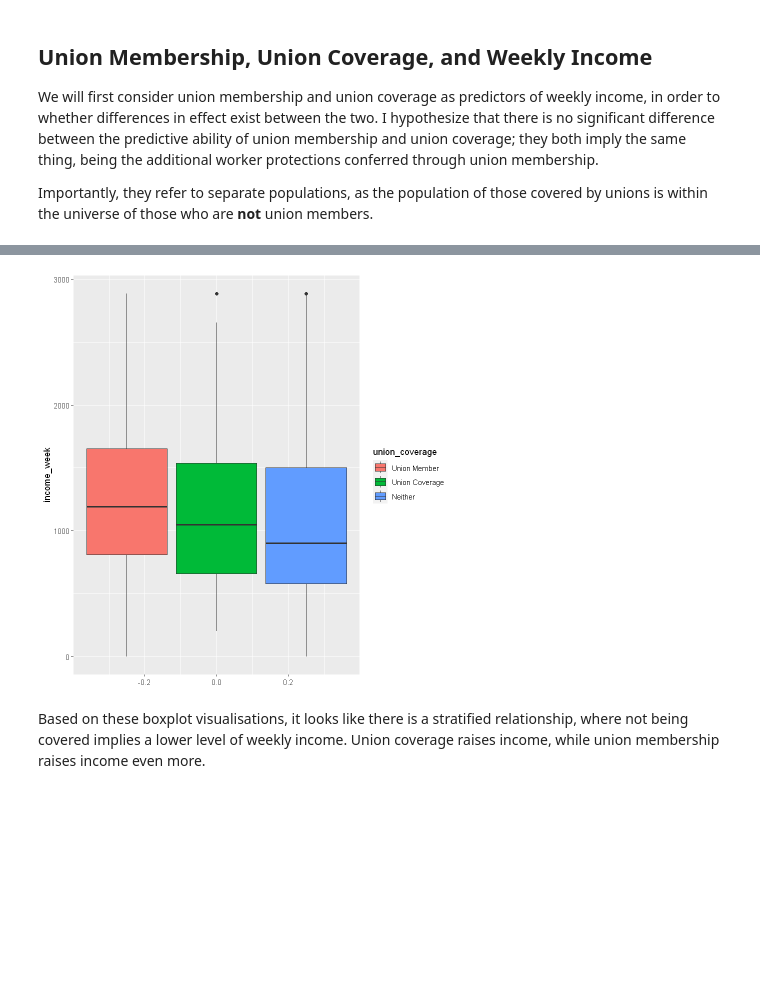
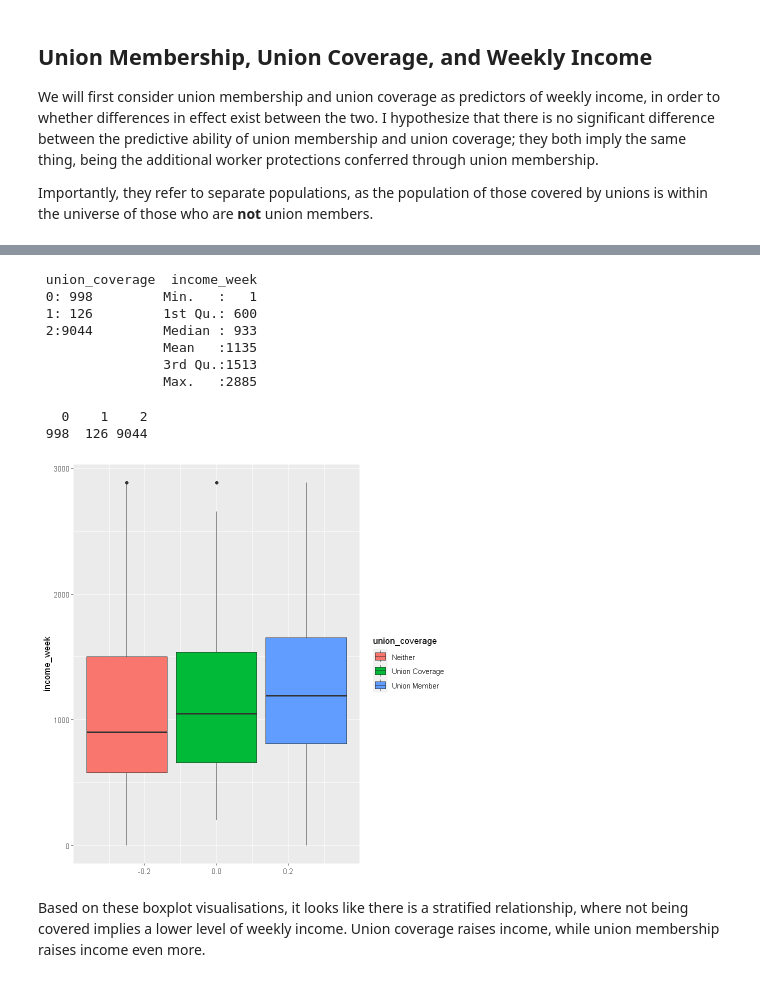
Before and after one commit to alapadat/DPSN_FinalProject_Repository, a Jupyter notebook: LAPADAT_DSPN_S23_FinalProject.ipynb, the cells around one changed output, grey strips where cells are left out. Cells and saved outputs as stored; diff of their text form; code cells hidden in the pictures; blank space fills up the shorter version.

```diff
--- a/LAPADAT_DSPN_S23_FinalProject.ipynb
+++ b/LAPADAT_DSPN_S23_FinalProject.ipynb
@@ -790,0 +794,10 @@ pp.job_qual <- pp.job_qual %>%
+# %%
+# CODING FACTORS
+dim(pp.job_qual)
+pp.job_qual_2 <- pp.job_qual
+
+col_names <- sapply(pp.job_qual_2, function(col) length(unique(col)) < 30)
+pp.job_qual_2[ , col_names] <- lapply(pp.job_qual_2[ , col_names] , factor)
+
+summary(pp.job_qual_2)
+dim(pp.job_qual_2)
@@ -791,5 +824,7 @@ pp.job_qual <- pp.job_qual %>%
 # %%
-head(pp.job_qual, 0)
-melt.cor.jobqual <- melt(cor(pp.job_qual)) # take cor, return melted cor
+pp.for.cor  <- pp.job_qual_2 %>%
+    select(hours_week, income_week)
+
+melt.cor.jobqual <- melt(cor(pp.for.cor)) # take cor, return melted cor
 quick_correlation_table(melt.cor.jobqual, "Correlation Table of Starting Variables")
 # %% [output]
@@ -1560,7 +1529,8 @@ A data.frame: 10 × 5
 | 9 | 15 | 44000 | 2 | 31112.70 | lower |
 | 10 | 17 | 400 | 1 | 400.00 | lower |
 # %%
-hhpp.dat <- inner_join(pp.job_qual, hh, by = c("H_SEQ"))
+hhpp.dat <- inner_join(pp.job_qual_3, hh, by = c("H_SEQ"))
 
-head(hhpp.dat, 10)
+summary(hhpp.dat)
+dim(hhpp.dat)
 # %% [output]
@@ -1611,7 +1586,7 @@ hhpp.dat$union_coverage  <- as.factor(hhpp.dat$union_coverage)
 hhpp.dat$union_member  <- as.factor(hhpp.dat$union_member)
 
 table(hhpp.dat$union_coverage)
-hhpp.dat$union_coverage  <- relevel(hhpp.dat$union_coverage, ref = "0")
+#hhpp.dat$union_coverage  <- relevel(hhpp.dat$union_coverage, ref = "0")
 table(hhpp.dat$union_coverage)
 
 summary(hhpp.dat)
@@ -1738,16 +1727,29 @@ names(hhpp.dat)
 # %%
 # gg_unmem   <- ggplot(data = hhpp.dat, aes(y =income_week, group =union_member, fill = union_member))
 # gg_unmem + geom_boxplot()
 
 uncov_viz.df  <- hhpp.dat %>%
      select(union_coverage, income_week)
 
-uncov_viz.df$union_coverage <- recode_factor(uncov_viz.df$union_coverage, "2" = "Union Member",
-                                 "1" = "Union Coverage", "0" = "Neither")
+summary(uncov_viz.df)
+
+table(uncov_viz.df$union_coverage)
+
+uncov_viz.df$union_coverage <- recode_factor(uncov_viz.df$union_coverage, "2" = "Neither",
+                                 "1" = "Union Coverage", "0" = "Union Member")
 
 gg_unmem   <- ggplot(data = uncov_viz.df, aes(y =income_week, group =union_coverage, fill = union_coverage))
 gg_unmem + geom_boxplot()
 # %% [output]
+ union_coverage  income_week
+ 0: 998         Min.   :   1
+ 1: 126         1st Qu.: 600
+ 2:9044         Median : 933
+                Mean   :1135
+                3rd Qu.:1513
+                Max.   :2885
+   0    1    2
+ 998  126 9044
-[figure, old version]
+[figure, new version]
 # %% [markdown]
 Based on these boxplot visualisations, it looks like there is a stratified relationship, where not being covered implies a lower level of weekly income. Union coverage raises income, while union membership raises income even more.
```
Also changed, not shown: parts of 130 cells of this notebook, 2 other files.
